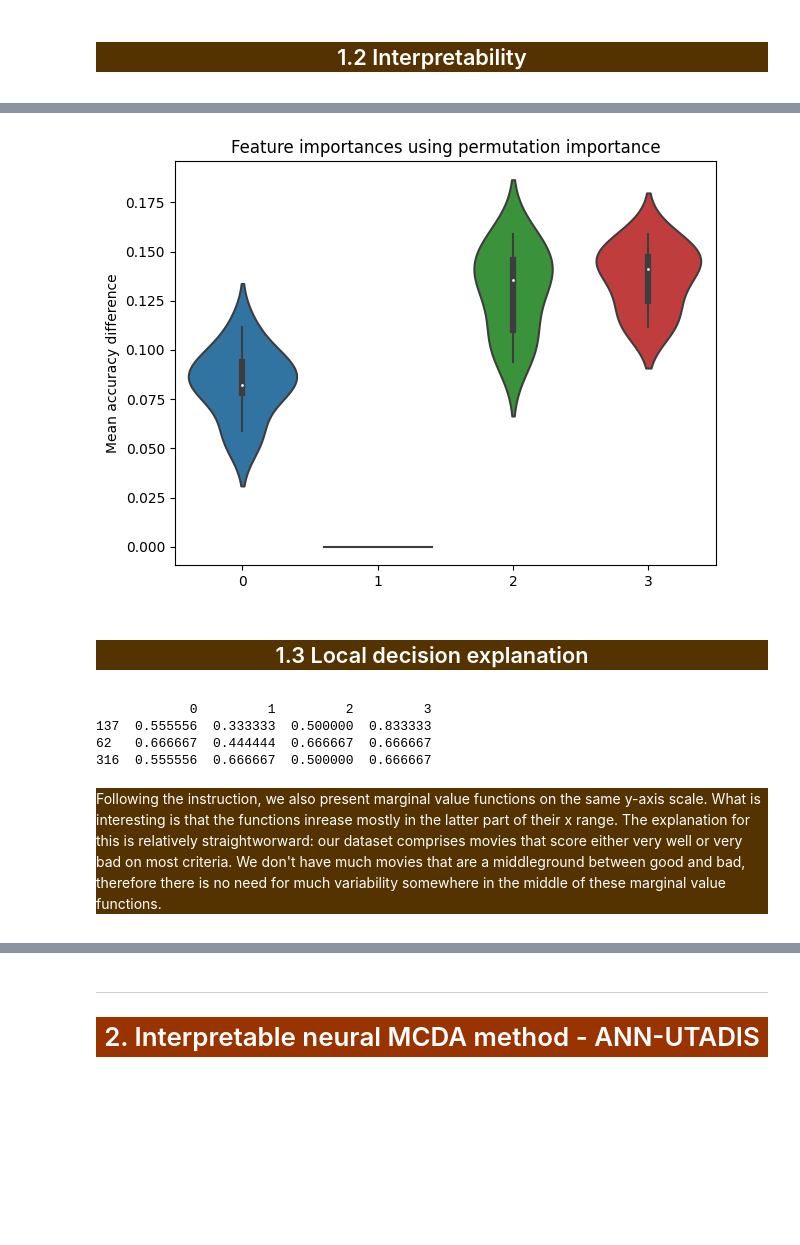
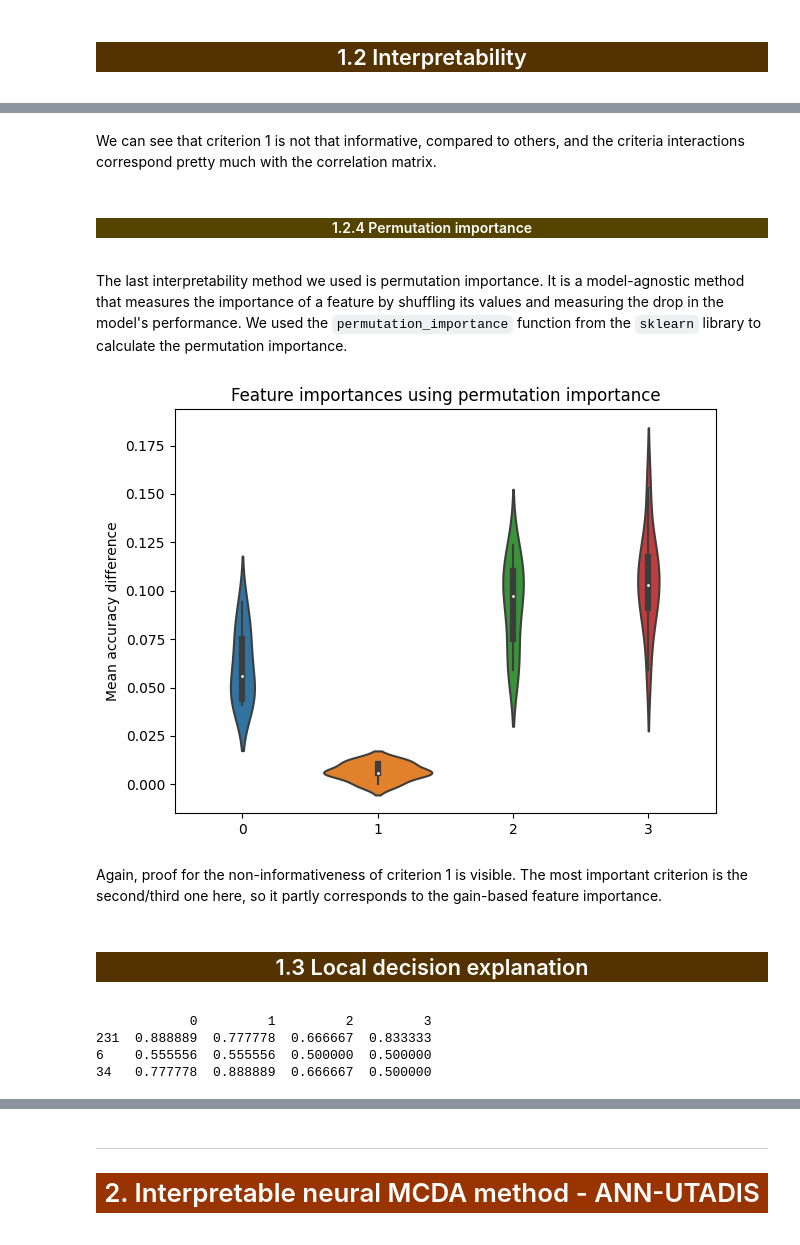
Before and after one commit to istepka/decision-analysis, a Jupyter notebook: project3/report.ipynb, the cells around one changed output, grey strips where cells are left out. Drawn from its saved outputs; the diff is of its cells as text; code cells hidden in the pictures; blank space fills up the shorter version.

Commit message:
feat: finished dataset & 1st ml model

```diff
--- a/project3/report.ipynb
+++ b/project3/report.ipynb
@@ -50,7 +145,7 @@ xgb_params = {
     "monotone_constraints": "("
     + ",".join(["1"] * NO_CRITERIA)
     + ")",  # Monotonic constraints for each criterion (1 = increasing, -1 = decreasing, 0 = no constraint)
-    "n_estimators": 1,  # Number of boosting rounds, or trees
+    "n_estimators": 3,  # Number of boosting rounds, or trees
 }
 # %%
 xgb_results = dict()
@@ -123,28 +270,45 @@ PartialDependenceDisplay.from_estimator(pref_xgb.model, X_train, features, ax=ax
+# %% [markdown]
+We can see that criterion 1 is not that informative, compared to others, and the criteria interactions correspond pretty much with the correlation matrix.
+# %% [markdown]
+<div style="background-color: #554400; color: white; text-align: center">
+    <h4>1.2.4 Permutation importance</h4>
+</div>
+# %% [markdown]
+The last interpretability method we used is permutation importance. It is a model-agnostic method that measures the importance of a feature by shuffling its values and measuring the drop in the model's performance. We used the `permutation_importance` function from the `sklearn` library to calculate the permutation importance.
 # %%
-permutation_importance_output = permutation_importance(pref_xgb.model, X_train, y_train, n_repeats=10, random_state=0)
+permutation_importance_output = permutation_importance(
+    pref_xgb.model, X_train, y_train, n_repeats=10, random_state=0
+)
 fig, ax = plt.subplots()
 sns.violinplot(pd.DataFrame(permutation_importance_output.importances.T), ax=ax)
 ax.set_title("Feature importances using permutation importance")
 ax.set_ylabel("Mean accuracy difference")
 fig.tight_layout()
 # %% [output]
-[figure, old version]
+[figure, new version]
+# %% [markdown]
+Again, proof for the non-informativeness of criterion 1 is visible. The most important criterion is the second/third one here, so it partly corresponds to the gain-based feature importance.
 # %% [markdown]
 <div style="background-color: #553300; color: white; text-align: center">
     <h2>1.3 Local decision explanation</h2>
 </div>
-# %%
-NO_SAMPLES = 3
-RANDOM_STATE = 0
-sample = X_test.sample(NO_SAMPLES, random_state=RANDOM_STATE)
-pprint(sample)
-# %% [output]
-            0         1         2         3
-137  0.555556  0.333333  0.500000  0.833333
-62   0.666667  0.444444  0.666667  0.666667
-316  0.555556  0.666667  0.500000  0.666667
-# %% [markdown]
-
-<div style="background-color: #553300; color: white; text-align: left">
-    <p>Following the instruction, we also present marginal value functions on the same y-axis scale. What is interesting is that the functions inrease mostly in the latter part of their x range. The explanation for this is relatively straightworward: our dataset comprises movies that score either very well or very bad on most criteria. We don't have much movies that are a middleground between good and bad, therefore there is no need for much variability somewhere in the middle of these marginal value functions.</p>
-</div>
+# %%
+def explain_samples(samples, explainer):
+    explanations = []
+    for i in range(len(samples)):
+        sample = samples.iloc[i]
+        sample = sample.to_frame().T
+        prediction = pref_xgb.model.predict(sample)
+        sample_explanation = explainer.predict_surrogate(sample)
+        explanations.append((sample, prediction, sample_explanation))
+    return explanations
+
+NO_SAMPLES = 3
+RANDOM_STATE = 1
+sample = X_test.sample(NO_SAMPLES, random_state=RANDOM_STATE)
+pprint(sample)
+# %% [output]
+            0         1         2         3
+231  0.888889  0.777778  0.666667  0.833333
+6    0.555556  0.555556  0.500000  0.500000
+34   0.777778  0.888889  0.666667  0.500000
```
Also changed, not shown: parts of 53 cells of this notebook, 1 other file.
